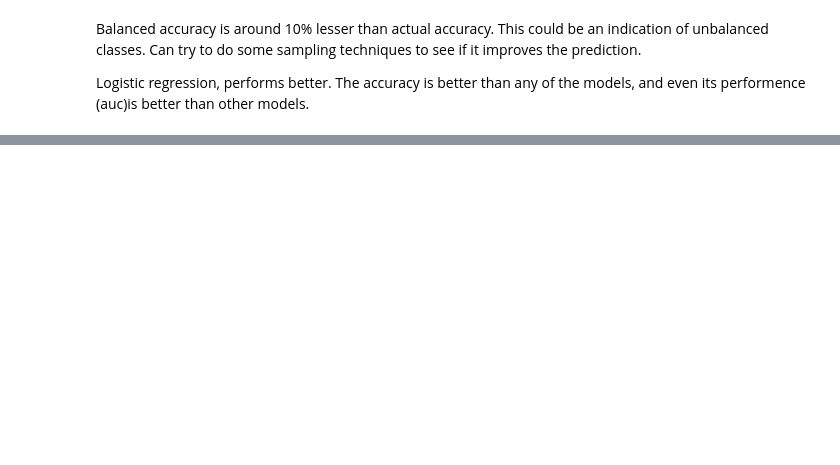
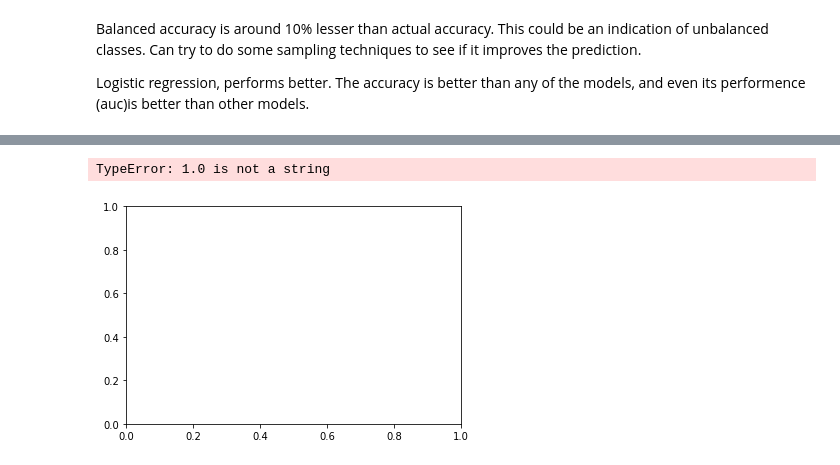
Before and after one commit to KanduriR/Kaggle-Telco-Customer-Churn, a Jupyter notebook: Telcom Churn - Modelling.ipynb, the cells around one changed output, grey strips where cells are left out. Cells and saved outputs as stored; diff of their text form; code cells hidden in the pictures; blank space fills up the shorter version.

```diff
--- a/Telcom Churn - Modelling.ipynb
+++ b/Telcom Churn - Modelling.ipynb
@@ -299,0 +471,5 @@ Logistic regression, performs better. The accuracy is better than any of the mod
+# %%
+plt.bar(max_features_list, height=test_results)
+# %% [output]
+TypeError: 1.0 is not a string
+[figure, added]
```
Also changed, not shown: parts of 17 cells of this notebook.
